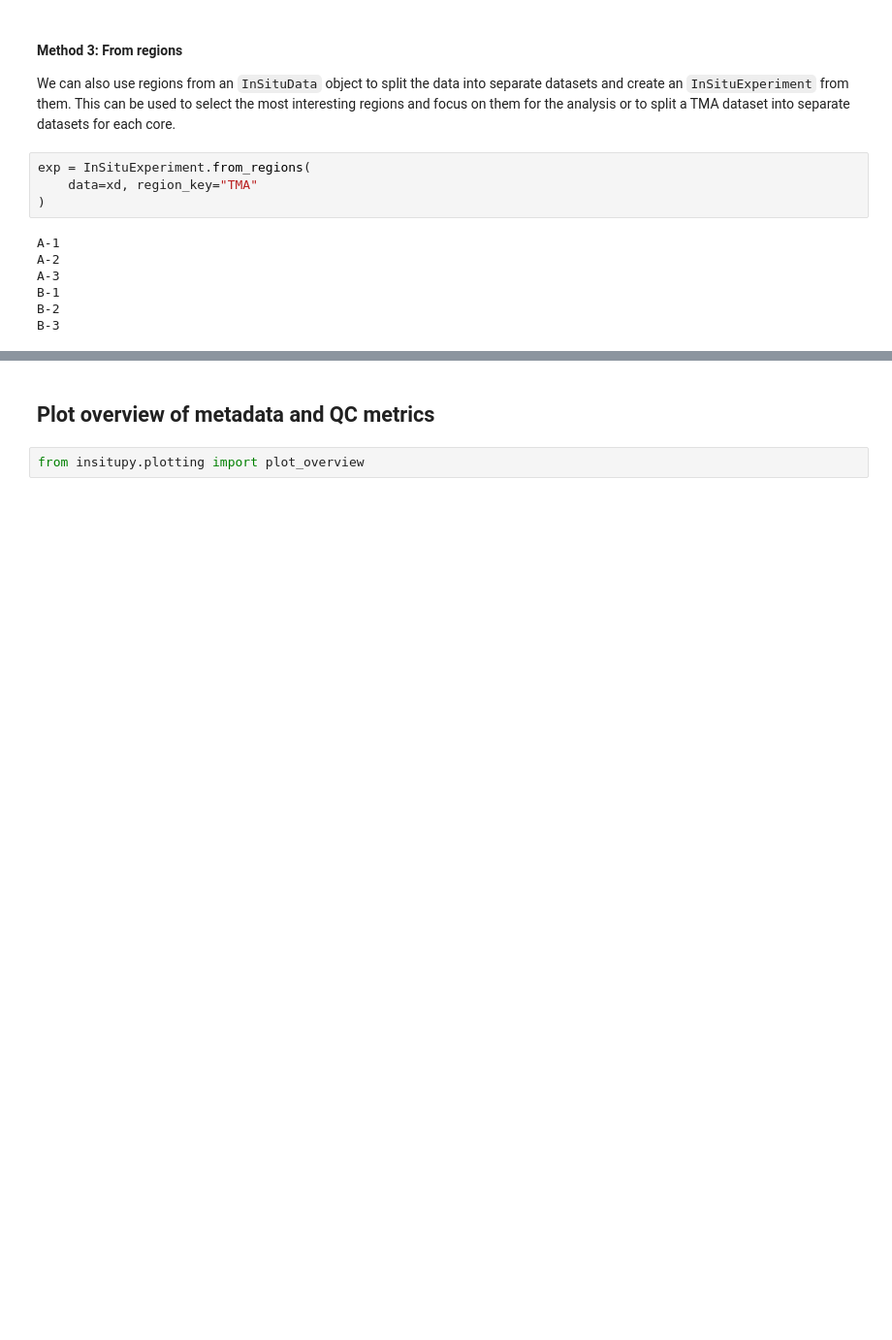
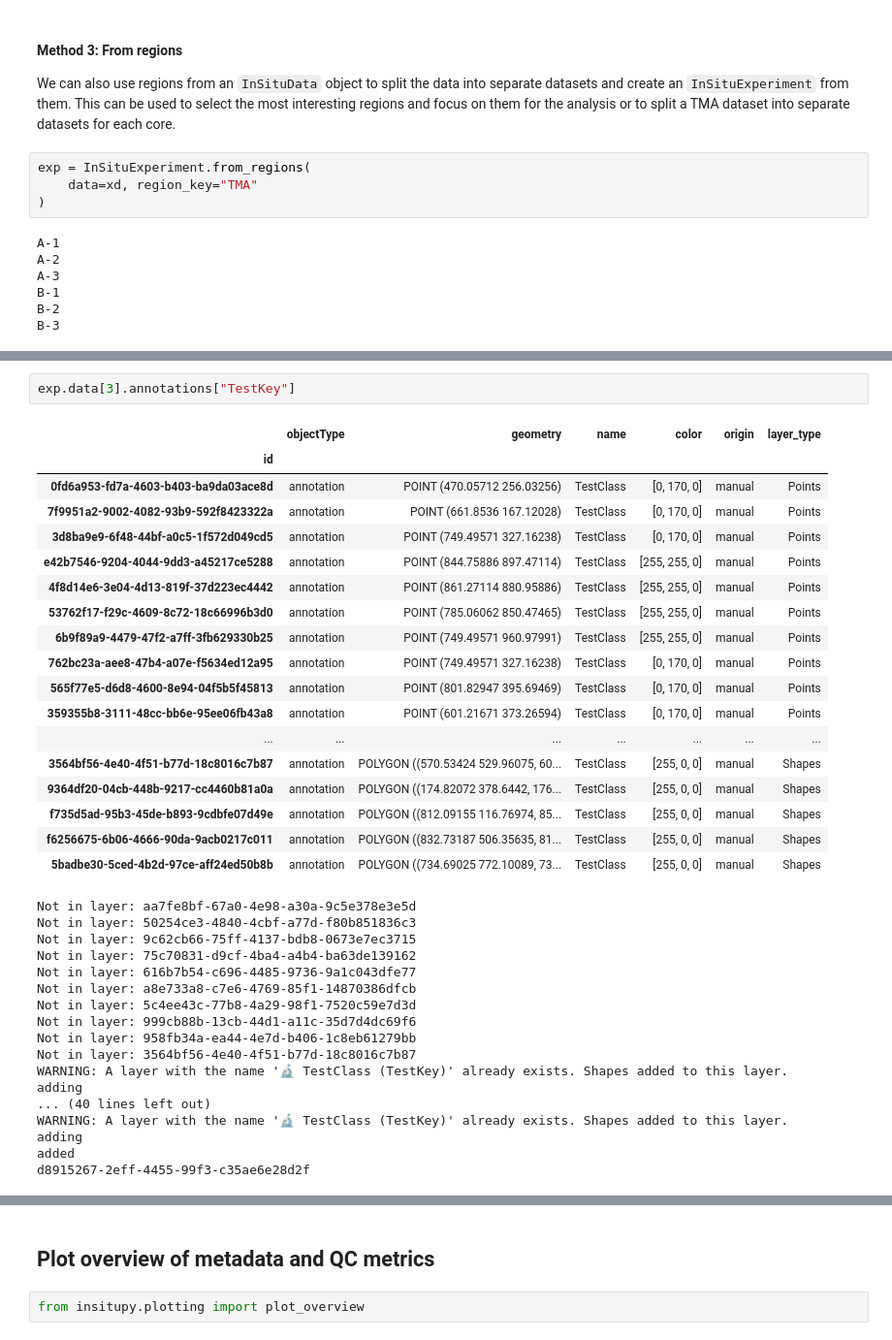
Before and after one commit to SpatialPathology/InSituPy, a Jupyter notebook: docs/source/tutorials/03_multisample_analysis/InSituPy_InSituExperiment.ipynb, the cells around one changed output, grey strips where cells are left out. Shown at 97% size. Drawn from its saved outputs; the diff is of its cells as text; blank space fills up the shorter version.

```diff
--- a/docs/source/tutorials/03_multisample_analysis/InSituPy_InSituExperiment.ipynb
+++ b/docs/source/tutorials/03_multisample_analysis/InSituPy_InSituExperiment.ipynb
@@ -167,0 +347,38 @@ viewer = exp.show(3)
+# %%
+exp.data[3].annotations["TestKey"]
+# %% [output]
+|  | objectType | geometry | name | color | origin | layer_type |
+| id |  |  |  |  |  |  |
+| 0fd6a953-fd7a-4603-b403-ba9da03ace8d | annotation | POINT (470.05712 256.03256) | TestClass | [0, 170, 0] | manual | Points |
+| 7f9951a2-9002-4082-93b9-592f8423322a | annotation | POINT (661.8536 167.12028) | TestClass | [0, 170, 0] | manual | Points |
+| 3d8ba9e9-6f48-44bf-a0c5-1f572d049cd5 | annotation | POINT (749.49571 327.16238) | TestClass | [0, 170, 0] | manual | Points |
+| e42b7546-9204-4044-9dd3-a45217ce5288 | annotation | POINT (844.75886 897.47114) | TestClass | [255, 255, 0] | manual | Points |
+| 4f8d14e6-3e04-4d13-819f-37d223ec4442 | annotation | POINT (861.27114 880.95886) | TestClass | [255, 255, 0] | manual | Points |
+| 53762f17-f29c-4609-8c72-18c66996b3d0 | annotation | POINT (785.06062 850.47465) | TestClass | [255, 255, 0] | manual | Points |
+| 6b9f89a9-4479-47f2-a7ff-3fb629330b25 | annotation | POINT (749.49571 960.97991) | TestClass | [255, 255, 0] | manual | Points |
+| 762bc23a-aee8-47b4-a07e-f5634ed12a95 | annotation | POINT (749.49571 327.16238) | TestClass | [0, 170, 0] | manual | Points |
+| 565f77e5-d6d8-4600-8e94-04f5b5f45813 | annotation | POINT (801.82947 395.69469) | TestClass | [0, 170, 0] | manual | Points |
+| 359355b8-3111-48cc-bb6e-95ee06fb43a8 | annotation | POINT (601.21671 373.26594) | TestClass | [0, 170, 0] | manual | Points |
+| ... | ... | ... | ... | ... | ... | ... |
+| 3564bf56-4e40-4f51-b77d-18c8016c7b87 | annotation | POLYGON ((570.53424 529.96075, 60... | TestClass | [255, 0, 0] | manual | Shapes |
+| 9364df20-04cb-448b-9217-cc4460b81a0a | annotation | POLYGON ((174.82072 378.6442, 176... | TestClass | [255, 0, 0] | manual | Shapes |
+| f735d5ad-95b3-45de-b893-9cdbfe07d49e | annotation | POLYGON ((812.09155 116.76974, 85... | TestClass | [255, 0, 0] | manual | Shapes |
+| f6256675-6b06-4666-90da-9acb0217c011 | annotation | POLYGON ((832.73187 506.35635, 81... | TestClass | [255, 0, 0] | manual | Shapes |
+| 5badbe30-5ced-4b2d-97ce-aff24ed50b8b | annotation | POLYGON ((734.69025 772.10089, 73... | TestClass | [255, 0, 0] | manual | Shapes |
+Not in layer: aa7fe8bf-67a0-4e98-a30a-9c5e378e3e5d
+Not in layer: 50254ce3-4840-4cbf-a77d-f80b851836c3
+Not in layer: 9c62cb66-75ff-4137-bdb8-0673e7ec3715
+Not in layer: 75c70831-d9cf-4ba4-a4b4-ba63de139162
+Not in layer: 616b7b54-c696-4485-9736-9a1c043dfe77
+Not in layer: a8e733a8-c7e6-4769-85f1-14870386dfcb
+Not in layer: 5c4ee43c-77b8-4a29-98f1-7520c59e7d3d
+Not in layer: 999cb88b-13cb-44d1-a11c-35d7d4dc69f6
+Not in layer: 958fb34a-ea44-4e7d-b406-1c8eb61279bb
+Not in layer: 3564bf56-4e40-4f51-b77d-18c8016c7b87
+WARNING: A layer with the name '🔬 TestClass (TestKey)' already exists. Shapes added to this layer.
+adding
+... (40 lines left out)
+WARNING: A layer with the name '🔬 TestClass (TestKey)' already exists. Shapes added to this layer.
+adding
+added
+d8915267-2eff-4455-99f3-c35ae6e28d2f
```
Also changed, not shown: parts of 129 cells of this notebook, 7 other files.
